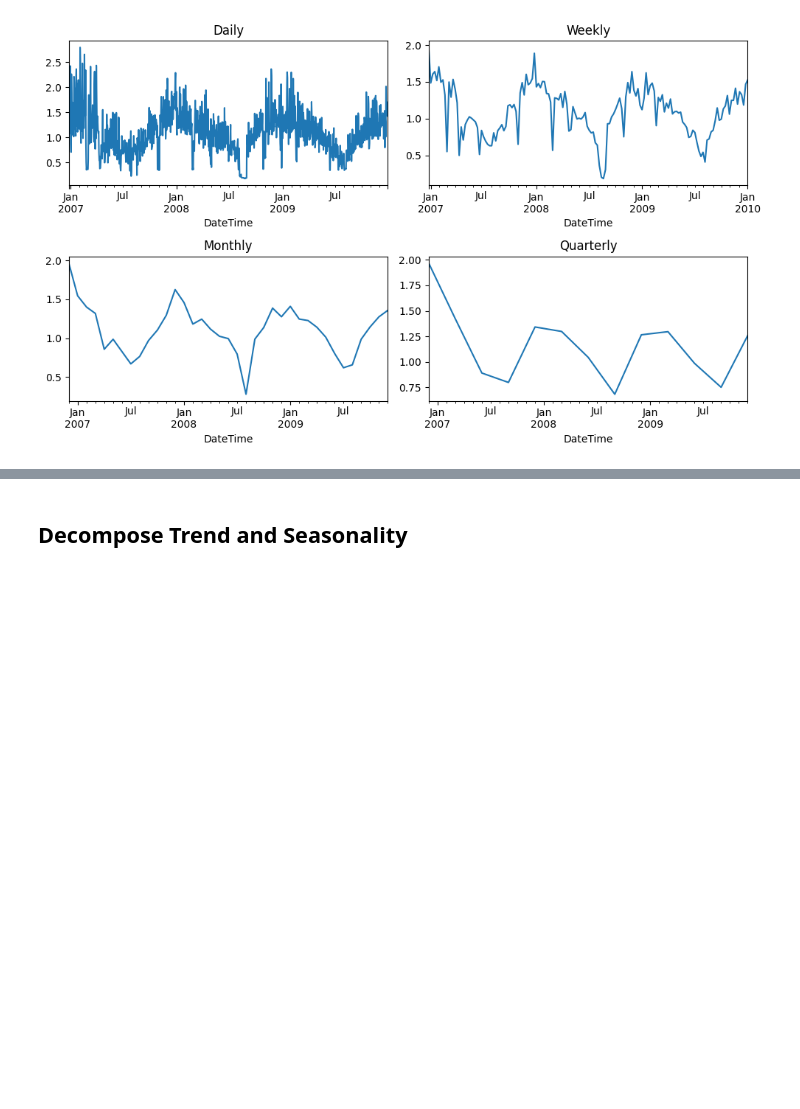
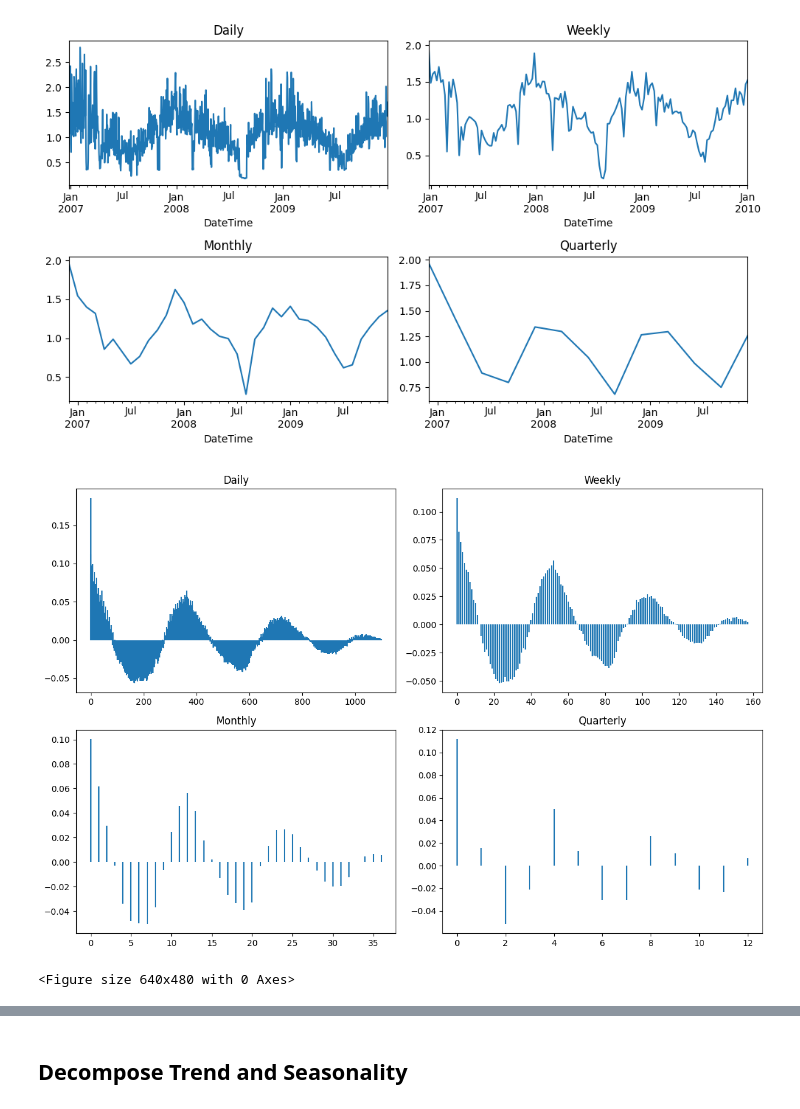
Before and after one commit to ElbazHaim/household_electricity_timeseries_project, a Jupyter notebook: project.ipynb, the cells around one changed output, grey strips where cells are left out. Saved outputs shown, nothing was run; the diff lists cells and outputs as text; code cells hidden in the pictures; blank space fills up the shorter version.

```diff
--- a/project.ipynb
+++ b/project.ipynb
@@ -65,3 +67,34 @@ plt.plot()
 # %% [output]
 []
 [figure]
+# %%
+def autocovariance(series, lag):
+    len_series = len(series)
+    mean = np.mean(series)
+
+    covarianc_acc=0
+    for index in range(lag, len_series):
+        summand = (series[index]-mean) * (series[index-lag]-mean)
+        covarianc_acc+=summand
+
+    autocovariance =  covarianc_acc / len_series
+    return autocovariance
+
+
+def plot_acvf_subplots(timeseries_list, titles_list):
+    fig, axs = plt.subplots(2, 2, figsize=(12, 8))
+    axs = axs.flatten()
+
+    for i, timeseries in enumerate(timeseries_list):
+        ax = axs[i]
+        acvf = [autocovariance(timeseries, lag) for lag in range(len(timeseries))]
+        ax.vlines([i for i in range(len(acvf))], ymax=acvf, ymin=0)
+        ax.set_title(titles_list[i])
+
+    plt.tight_layout()
+    plt.show()
+
+plot_acvf_subplots([daily, weekly, monthly, quarterly], ["Daily", "Weekly", "Monthly", "Quarterly"])
+# %% [output]
+[figure, added]
+<Figure size 640x480 with 0 Axes>
```
Also changed, not shown: parts of 24 cells of this notebook, 3 other files.
